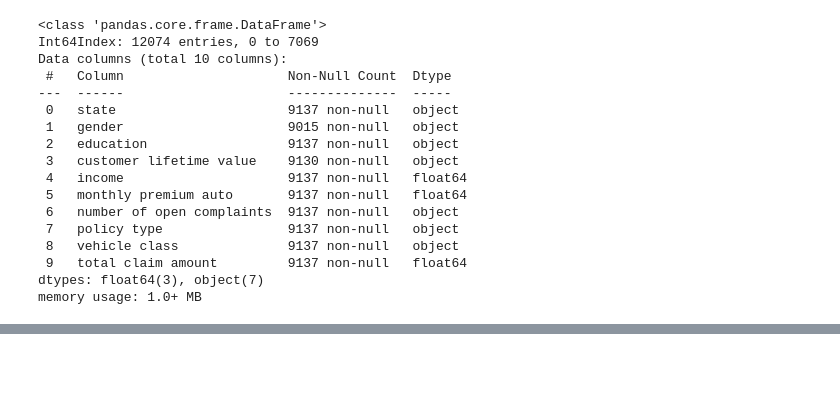
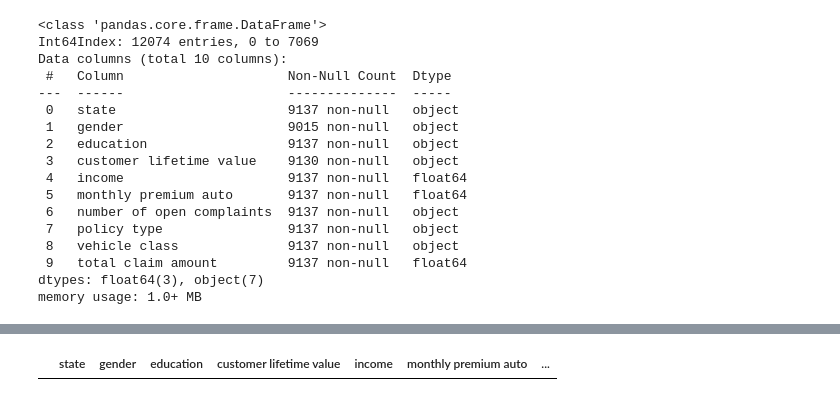
Before and after one commit to joras132/Labs_Jorge, a Jupyter notebook: Week2/27.03.2023_Monday/27.03.2023_Lab_Customer_Analysis_Case_Study.ipynb, the cells around one changed output, grey strips where cells are left out. Saved outputs shown, nothing was run; the diff lists cells and outputs as text; code cells hidden in the pictures; blank space fills up the shorter version.

```diff
--- a/Week2/27.03.2023_Monday/27.03.2023_Lab_Customer_Analysis_Case_Study.ipynb
+++ b/Week2/27.03.2023_Monday/27.03.2023_Lab_Customer_Analysis_Case_Study.ipynb
@@ -204,0 +230,6 @@ memory usage: 1.0+ MB
+# %%
+corrupted_rows_indices=list(file4[file4['customer lifetime value'].isnull()].index)
+corrupted_rows_indices
+file4.iloc[corrupted_rows_indices,:]
+# %% [output]
+|  | state | gender | education | customer lifetime value | income | monthly premium auto | ... |
```
Also changed, not shown: parts of 6 cells of this notebook.
